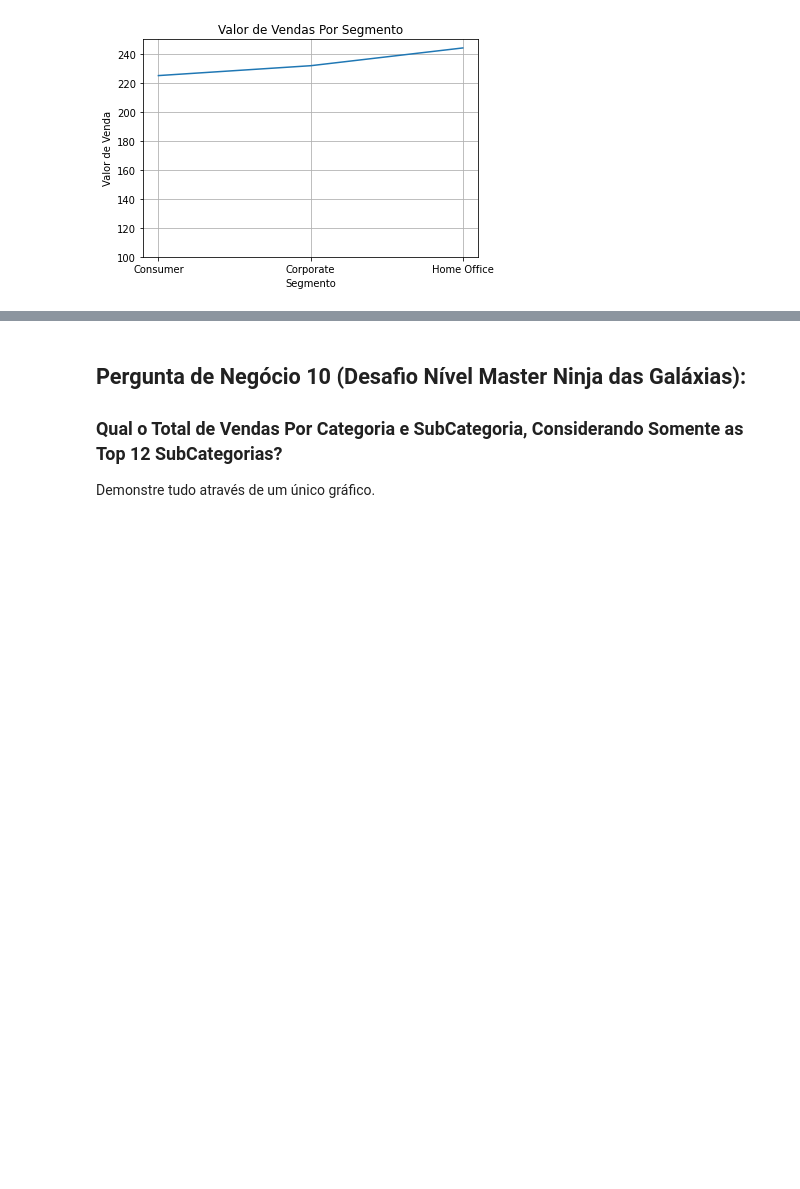
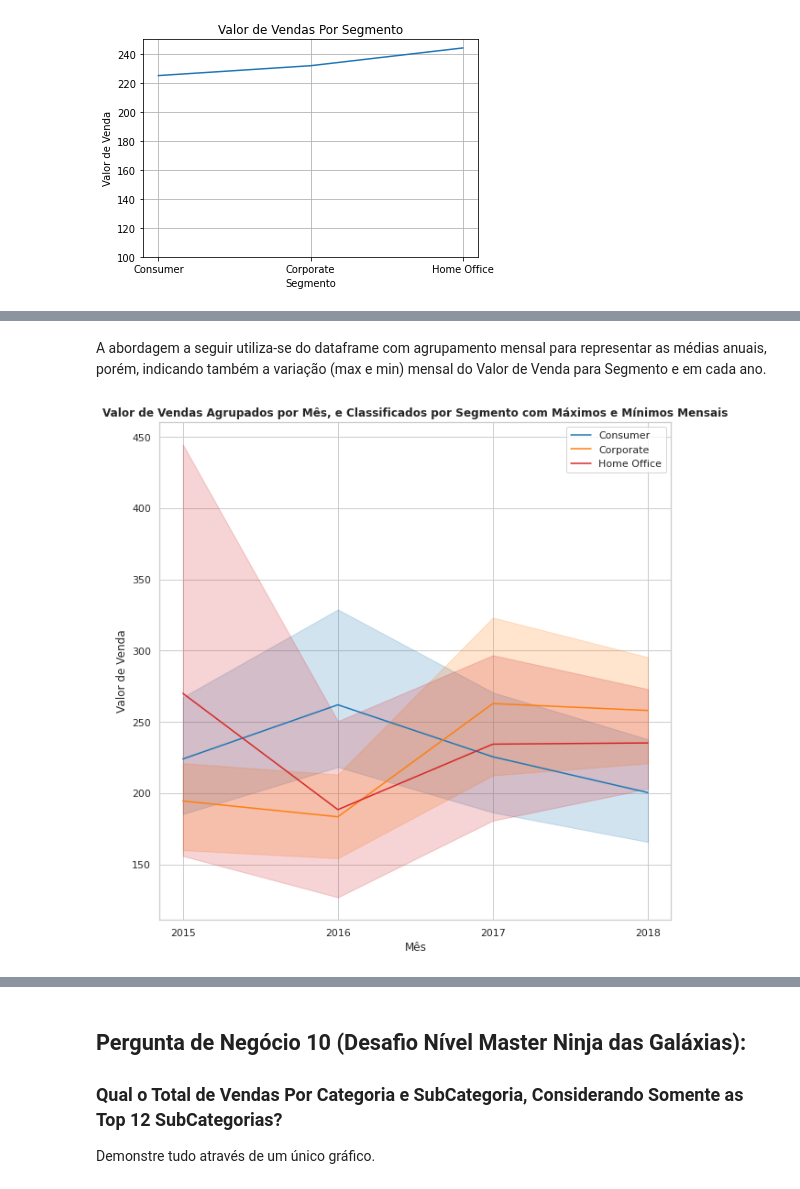
Before and after one commit to nettorobson/jupyter_varejo, a Jupyter notebook: projeto-varejo.ipynb, the cells around one changed output, grey strips where cells are left out. Saved outputs shown, nothing was run; the diff lists cells and outputs as text; code cells hidden in the pictures; blank space fills up the shorter version.

```diff
--- a/projeto-varejo.ipynb
+++ b/projeto-varejo.ipynb
@@ -1049,0 +1083,20 @@ plt.show()
+# %% [markdown]
+A abordagem a seguir utiliza-se do dataframe com agrupamento mensal para representar as médias anuais, porém, indicando também a variação (max e min) mensal do Valor de Venda para Segmento e em cada ano.
+# %%
+sns.set_theme(style="whitegrid")
+plt.figure(figsize=(10, 10))
+
+sns.lineplot(data=df_mes_mean, x='Ano', y='Valor_Venda', hue='Segmento', \
+             palette=['tab:blue','tab:orange','tab:red'])
+
+# Ajustando os eixos x e y
+plt.xticks(range(2015, 2019, 1))
+
+plt.xlabel('Mês')
+plt.ylabel('Valor de Venda')
+plt.title('Valor de Vendas Agrupados por Mês, e Classificados por Segmento com Máximos e Mínimos Mensais', fontweight='bold')
+plt.legend(loc='upper right')
+
+plt.show()
+# %% [output]
+[figure, added]
```
Also changed, not shown: parts of 13 cells of this notebook.
